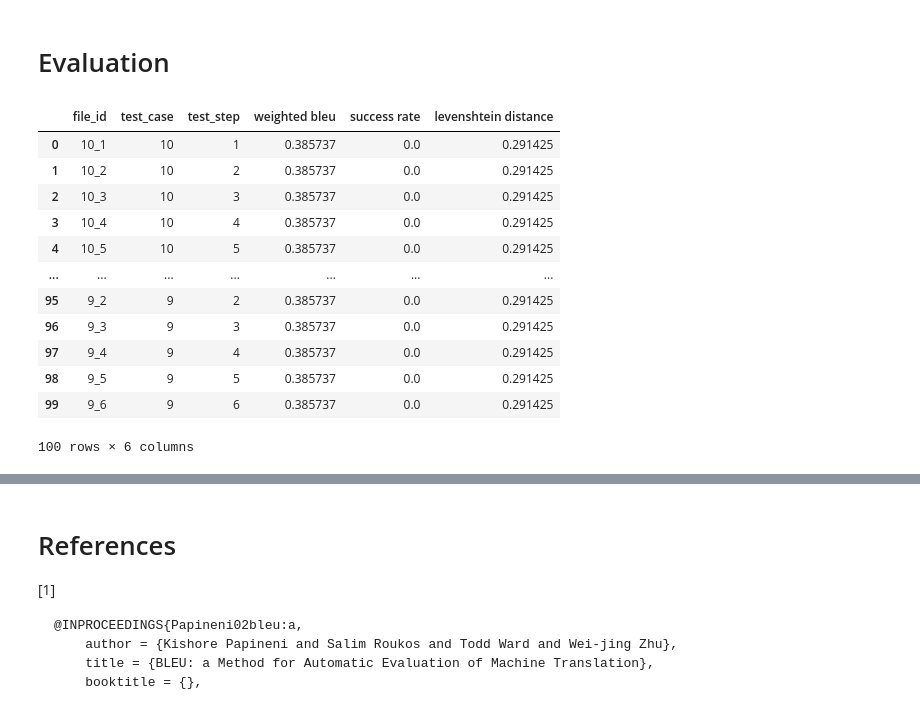
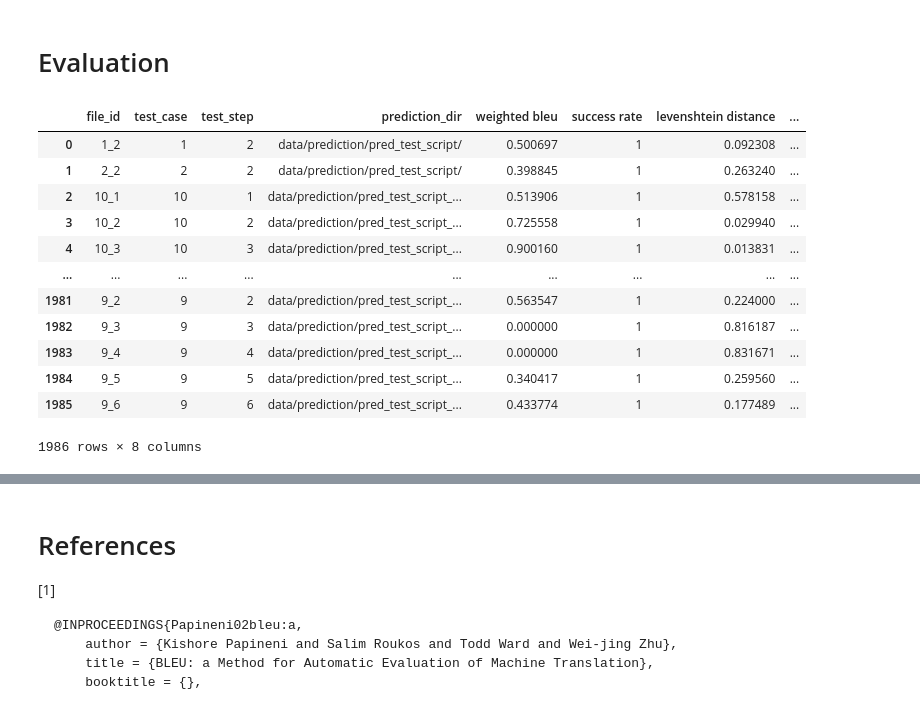
Before and after one commit to nina-prog/cadenza-playwright-llm, a Jupyter notebook: notebooks/240711_Nina_evaluation.ipynb, the cells around one changed output, grey strips where cells are left out. Cells and saved outputs as stored; diff of their text form; code cells hidden in the pictures.

Commit message:
Push eval results

```diff
--- a/notebooks/240711_Nina_evaluation.ipynb
+++ b/notebooks/240711_Nina_evaluation.ipynb
@@ -236,0 +180,17 @@ result_1
+# %%
+%%time
+# Go through prediction directory and run the renaming function and evaluation function on each directory
+results = []
+for dir in tqdm(os.listdir("data/prediction/")):
+    if dir == '.gitkeep':
+        continue
+    print('\n'+'='*80+'\n')
+    print(f"Processing directory '{dir}'...")
+    rename_files_in_directory("data/prediction/" + dir)
+    config['paths']['prediction_dir'] = "data/prediction/" + dir + "/"
+    result = evaluate_test_cases(config)
+    results.append(result)
+
+# merge
+results = pd.concat(results).reset_index(drop=True)
+results.to_pickle(config['paths']['scores_dir']+'eval_scores_all.pkl')
@@ -237,20 +367,20 @@ result_1
 # %% [markdown]
 # Evaluation
 # %%
-# Load saved evaluation results
-results = pd.read_pickle(config['paths']['scores_dir']+'eval_scores_20240719-135530.pkl')
+# Load saved evaluation results of different predictions
+results = pd.read_pickle(config['paths']['scores_dir']+'eval_scores_all.pkl')
 results
 # %% [output]
-|  | file_id | test_case | test_step | weighted bleu | success rate | levenshtein distance |
-| 0 | 10_1 | 10 | 1 | 0.385737 | 0.0 | 0.291425 |
-| 1 | 10_2 | 10 | 2 | 0.385737 | 0.0 | 0.291425 |
-| 2 | 10_3 | 10 | 3 | 0.385737 | 0.0 | 0.291425 |
-| 3 | 10_4 | 10 | 4 | 0.385737 | 0.0 | 0.291425 |
-| 4 | 10_5 | 10 | 5 | 0.385737 | 0.0 | 0.291425 |
-| ... | ... | ... | ... | ... | ... | ... |
-| 95 | 9_2 | 9 | 2 | 0.385737 | 0.0 | 0.291425 |
-| 96 | 9_3 | 9 | 3 | 0.385737 | 0.0 | 0.291425 |
-| 97 | 9_4 | 9 | 4 | 0.385737 | 0.0 | 0.291425 |
-| 98 | 9_5 | 9 | 5 | 0.385737 | 0.0 | 0.291425 |
-| 99 | 9_6 | 9 | 6 | 0.385737 | 0.0 | 0.291425 |
+|  | file_id | test_case | test_step | prediction_dir | weighted bleu | success rate | levenshtein distance | ... |
+| 0 | 1_2 | 1 | 2 | data/prediction/pred_test_script/ | 0.500697 | 1 | 0.092308 | ... |
+| 1 | 2_2 | 2 | 2 | data/prediction/pred_test_script/ | 0.398845 | 1 | 0.263240 | ... |
+| 2 | 10_1 | 10 | 1 | data/prediction/pred_test_script_... | 0.513906 | 1 | 0.578158 | ... |
+| 3 | 10_2 | 10 | 2 | data/prediction/pred_test_script_... | 0.725558 | 1 | 0.029940 | ... |
+| 4 | 10_3 | 10 | 3 | data/prediction/pred_test_script_... | 0.900160 | 1 | 0.013831 | ... |
+| ... | ... | ... | ... | ... | ... | ... | ... | ... |
+| 1981 | 9_2 | 9 | 2 | data/prediction/pred_test_script_... | 0.563547 | 1 | 0.224000 | ... |
+| 1982 | 9_3 | 9 | 3 | data/prediction/pred_test_script_... | 0.000000 | 1 | 0.816187 | ... |
+| 1983 | 9_4 | 9 | 4 | data/prediction/pred_test_script_... | 0.000000 | 1 | 0.831671 | ... |
+| 1984 | 9_5 | 9 | 5 | data/prediction/pred_test_script_... | 0.340417 | 1 | 0.259560 | ... |
+| 1985 | 9_6 | 9 | 6 | data/prediction/pred_test_script_... | 0.433774 | 1 | 0.177489 | ... |
-100 rows × 6 columns
+1986 rows × 8 columns
```
Also changed, not shown: parts of 12 cells of this notebook, 57 other files.
